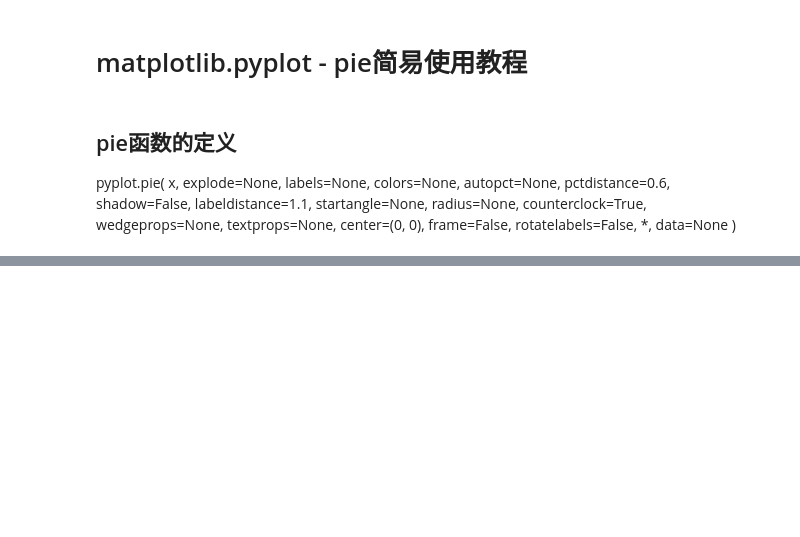
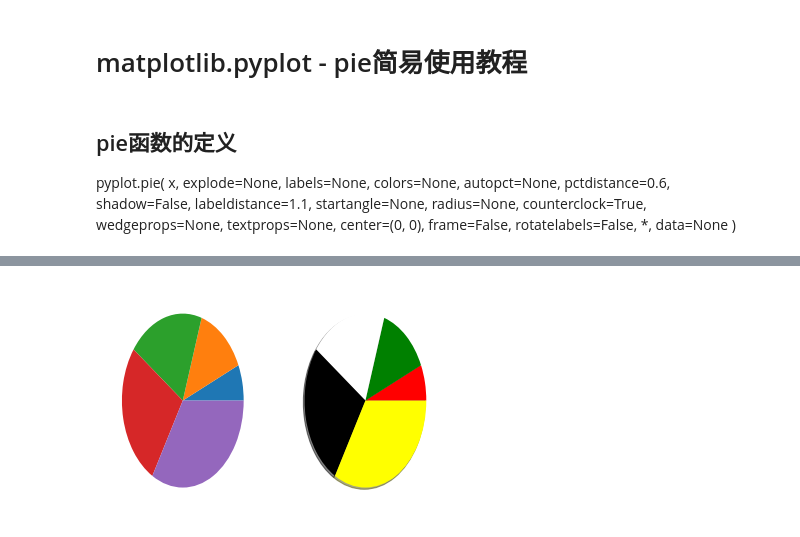
Before and after one commit to wsinbol/python-learn, a Jupyter notebook: matplotlib/pie.ipynb, the cells around one changed output, grey strips where cells are left out. Drawn from its saved outputs; the diff is of its cells as text; code cells hidden in the pictures; blank space fills up the shorter version.

```diff
--- a/matplotlib/pie.ipynb
+++ b/matplotlib/pie.ipynb
@@ -46,0 +47,9 @@ plt.show()
+# %%
+ax1 = plt.subplot(121)
+ax1.pie(num)
+
+ax2 = plt.subplot(122)
+ax2.pie(num,colors=['red','green','white','black','yellow'],shadow=True)
+plt.show()
+# %% [output]
+[figure, added]
```
Also changed, not shown: parts of 4 cells of this notebook.
